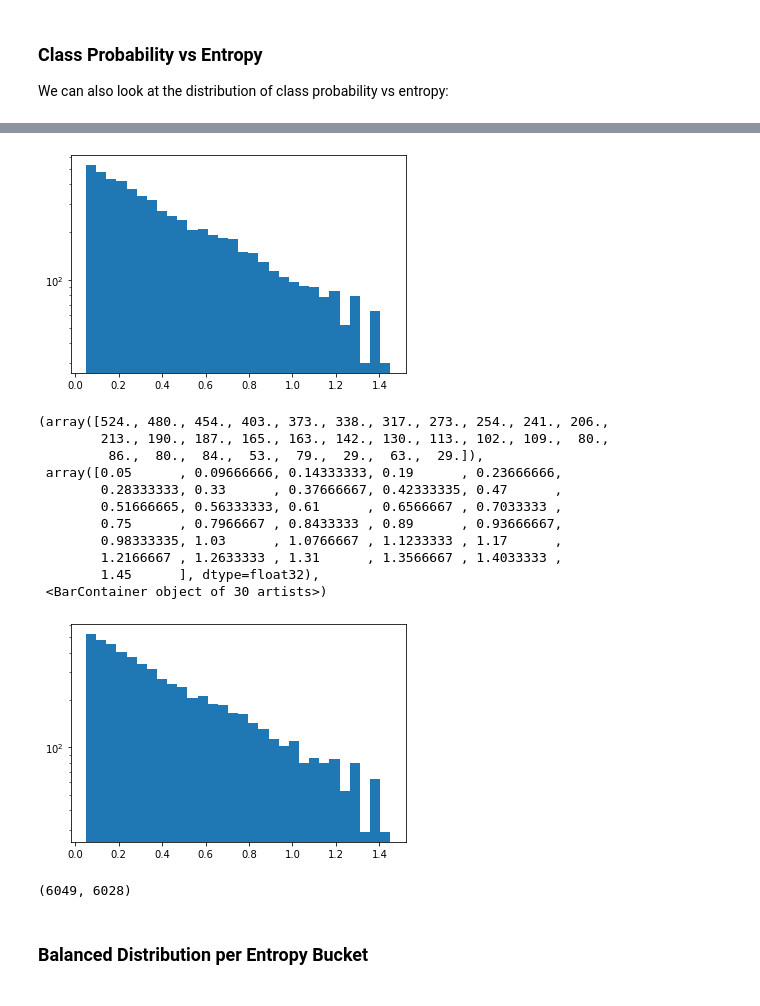
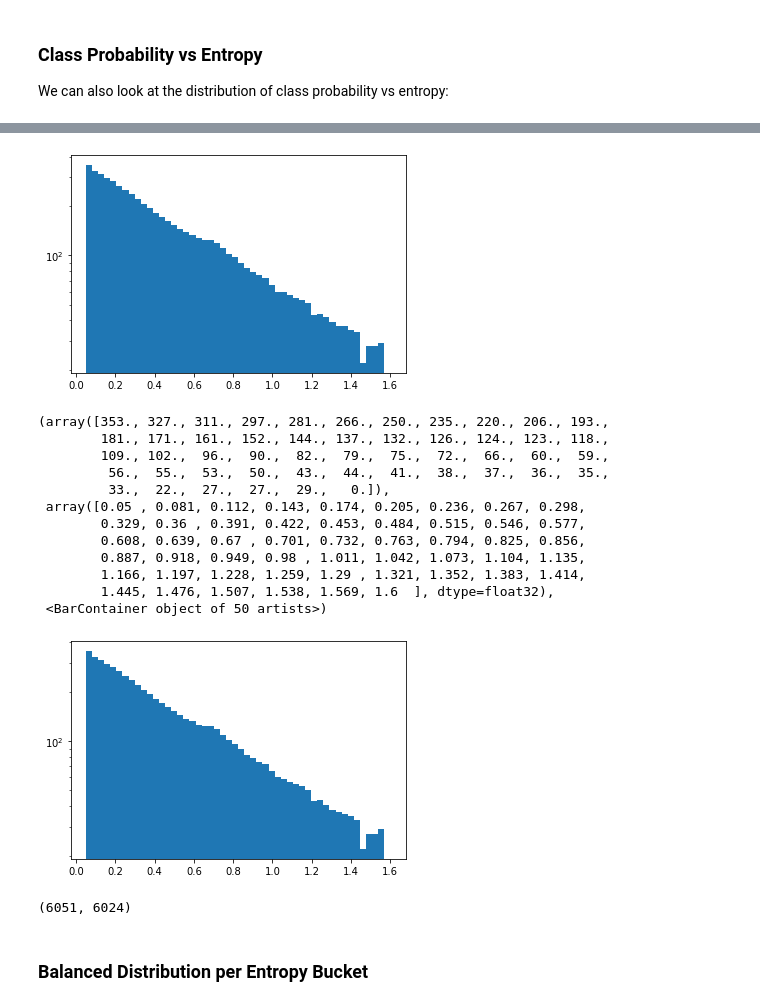
Before and after one commit to BlackHC/ddu_dirty_mnist, a Jupyter notebook: 02_dirtymnist.ipynb, the cells around one changed output, grey strips where cells are left out. Cells and saved outputs as stored; diff of their text form; code cells hidden in the pictures.

```diff
--- a/02_dirtymnist.ipynb
+++ b/02_dirtymnist.ipynb
@@ -780,7 +780,7 @@ stratified_ambiguous_samples_convex_mixture = create_stratified_ambiguous_mixtur
 def create_ambiguous_mixture_samples():
     mi_threshold = 0.05
     bin_edges = [0.05, 3]
-    target_counts = [2 ** 20]
+    target_counts = [2 ** 20 * 4]
     num_bins = len(bin_edges) - 1
     bucket_counts = [0] * num_bins
     buckets = [[] for _ in range(num_bins)]
@@ -1562,35 +1326,36 @@ show_stratified_samples(
 # %%
 plt.yscale("log")
 plt.hist(
     ambiguous_samples_evaluation.pred_entropies[indices_train].numpy(),
-    bins=30,
-    range=[0.05, 1.45],
+    bins=50,
+    range=[0.05, 1.6],
 )
 plt.show()
 plt.yscale("log")
 plt.hist(
     ambiguous_samples_evaluation.pred_entropies[indices_test].numpy(),
-    bins=30,
-    range=[0.05, 1.45],
+    bins=50,
+    range=[0.05, 1.6],
 )
 # %% [output]
-[figure, old version]
+[figure, new version]
-(array([524., 480., 454., 403., 373., 338., 317., 273., 254., 241., 206.,
-        213., 190., 187., 165., 163., 142., 130., 113., 102., 109.,  80.,
-         86.,  80.,  84.,  53.,  79.,  29.,  63.,  29.]),
- array([0.05      , 0.09666666, 0.14333333, 0.19      , 0.23666666,
-        0.28333333, 0.33      , 0.37666667, 0.42333335, 0.47      ,
-        0.51666665, 0.56333333, 0.61      , 0.6566667 , 0.7033333 ,
-        0.75      , 0.7966667 , 0.8433333 , 0.89      , 0.93666667,
-        0.98333335, 1.03      , 1.0766667 , 1.1233333 , 1.17      ,
-        1.2166667 , 1.2633333 , 1.31      , 1.3566667 , 1.4033333 ,
-        1.45      ], dtype=float32),
- <BarContainer object of 30 artists>)
+(array([353., 327., 311., 297., 281., 266., 250., 235., 220., 206., 193.,
+        181., 171., 161., 152., 144., 137., 132., 126., 124., 123., 118.,
+        109., 102.,  96.,  90.,  82.,  79.,  75.,  72.,  66.,  60.,  59.,
+         56.,  55.,  53.,  50.,  43.,  44.,  41.,  38.,  37.,  36.,  35.,
+         33.,  22.,  27.,  27.,  29.,   0.]),
+ array([0.05 , 0.081, 0.112, 0.143, 0.174, 0.205, 0.236, 0.267, 0.298,
+        0.329, 0.36 , 0.391, 0.422, 0.453, 0.484, 0.515, 0.546, 0.577,
+        0.608, 0.639, 0.67 , 0.701, 0.732, 0.763, 0.794, 0.825, 0.856,
+        0.887, 0.918, 0.949, 0.98 , 1.011, 1.042, 1.073, 1.104, 1.135,
+        1.166, 1.197, 1.228, 1.259, 1.29 , 1.321, 1.352, 1.383, 1.414,
+        1.445, 1.476, 1.507, 1.538, 1.569, 1.6  ], dtype=float32),
+ <BarContainer object of 50 artists>)
-[figure, old version]
+[figure, new version]
 # %%
 len(indices_train), len(indices_test)
 # %% [output]
-(6049, 6028)
+(6051, 6024)
 # %% [markdown]
 ### Balanced Distribution per Entropy Bucket
 # %%
```
Also changed, not shown: parts of 27 cells of this notebook.
